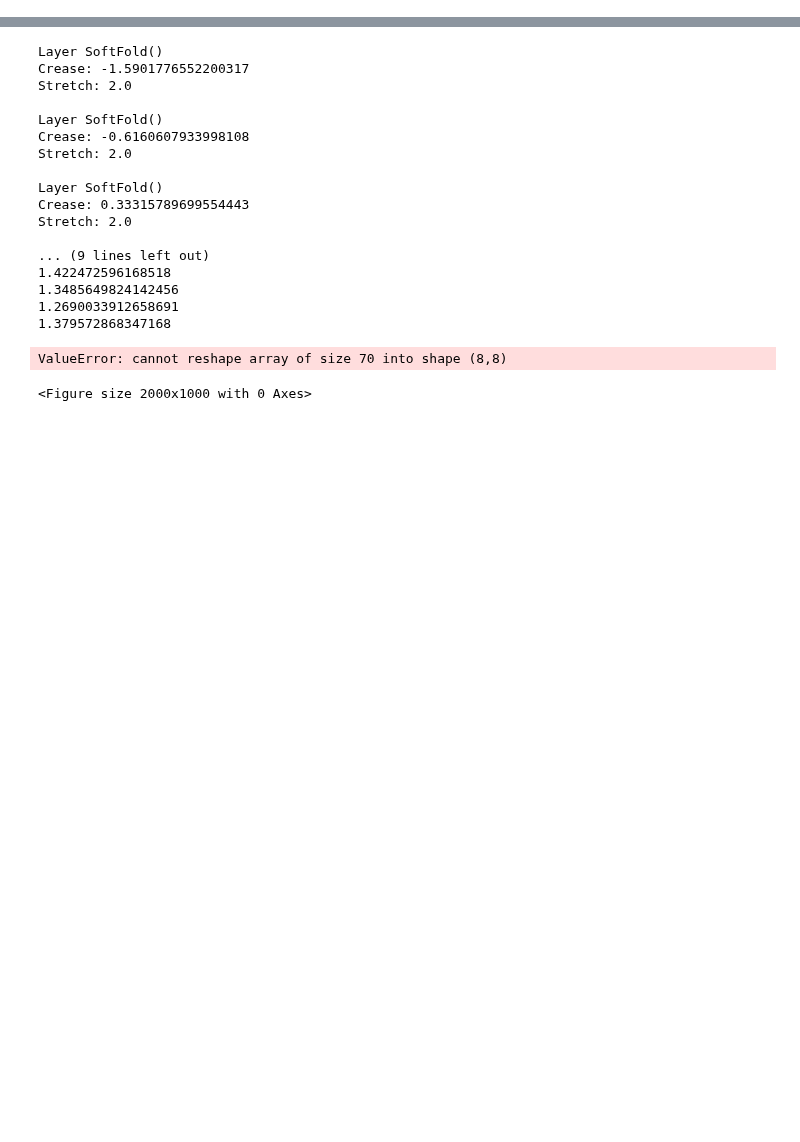
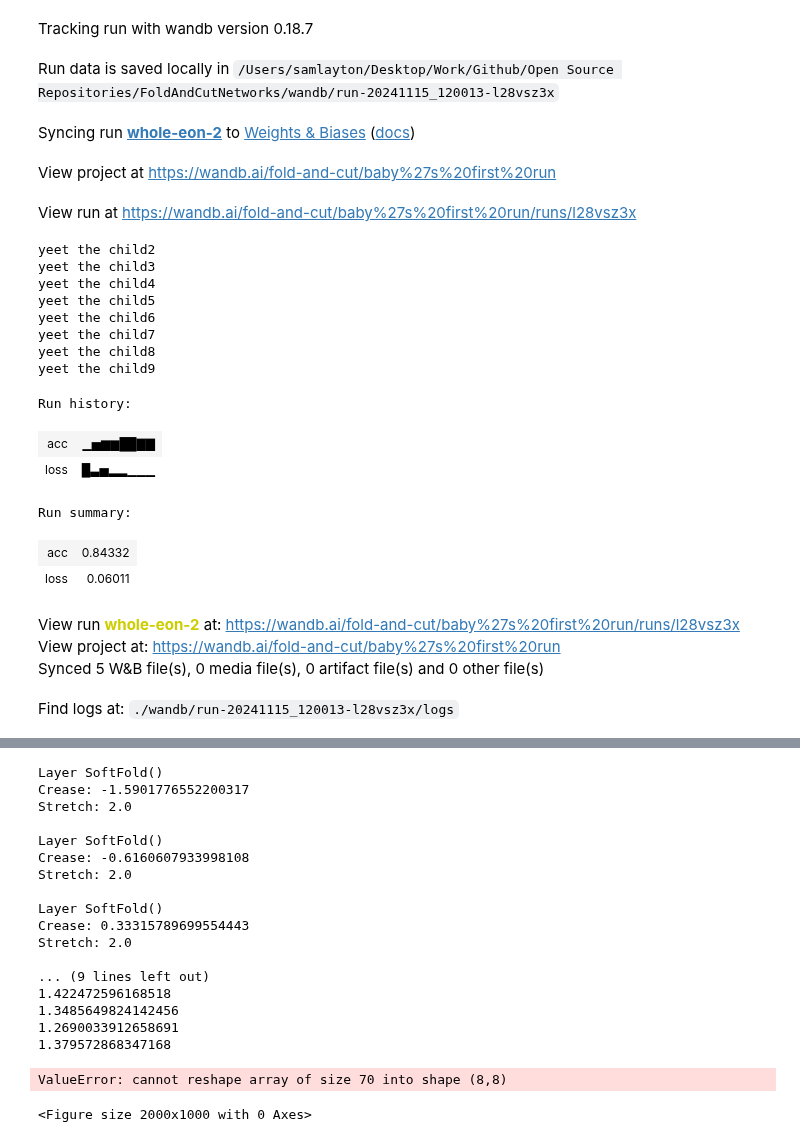
Before and after one commit to binDebug3/FoldAndCutNetworks, a Jupyter notebook: d-sam.ipynb, the cells around one changed output, grey strips where cells are left out. Cells and saved outputs as stored; diff of their text form; code cells hidden in the pictures; blank space fills up the shorter version.

```diff
--- a/d-sam.ipynb
+++ b/d-sam.ipynb
@@ -17,6 +17,61 @@ from sklearn.metrics import confusion_matrix
 import matplotlib.animation as animation
 from matplotlib.animation import FuncAnimation
 from sklearn.datasets import load_digits
+# %%
+import wandb
+import random
+
+# start a new wandb run to track this script
+wandb.init(
+    # set the wandb project where this run will be logged
+    project="baby's first run",
+
+    # track hyperparameters and run metadata
+    config={
+    "learning_rate": 0.02,
+    "architecture": "CNN",
+    "dataset": "CIFAR-100",
+    "epochs": 10,
+    }
+)
+
+# simulate training
+epochs = 10
+offset = random.random() / 5
+for epoch in range(2, epochs):
+    acc = 1 - 2 ** -epoch - random.random() / epoch - offset
+    loss = 2 ** -epoch + random.random() / epoch + offset
+
+    # log metrics to wandb
+    wandb.log({"acc": acc, "loss": loss})
+    print(f"yeet the child{epoch}")
+
+# [optional] finish the wandb run, necessary in notebooks
+wandb.finish()
+# %% [output]
+Tracking run with wandb version 0.18.7
+Run data is saved locally in /Users/samlayton/Desktop/Work/Github/Open Source Repositories/FoldAndCutNetworks/wandb/run-20241115_120013-l28vsz3x
+Syncing run whole-eon-2 to Weights & Biases (docs)
+View project at https://wandb.ai/fold-and-cut/baby%27s%20first%20run
+View run at https://wandb.ai/fold-and-cut/baby%27s%20first%20run/runs/l28vsz3x
+yeet the child2
+yeet the child3
+yeet the child4
+yeet the child5
+yeet the child6
+yeet the child7
+yeet the child8
+yeet the child9
+Run history:
+| acc | ▁▅▆▆██▇▇ |
+| loss | █▃▅▂▂▁▁▁ |
+Run summary:
+| acc | 0.84332 |
+| loss | 0.06011 |
+View run whole-eon-2 at: https://wandb.ai/fold-and-cut/baby%27s%20first%20run/runs/l28vsz3x
+View project at: https://wandb.ai/fold-and-cut/baby%27s%20first%20run
+Synced 5 W&B file(s), 0 media file(s), 0 artifact file(s) and 0 other file(s)
+Find logs at: ./wandb/run-20241115_120013-l28vsz3x/logs
 # %%
 # import small digits dataset
 digits = load_digits()
```
Also changed, not shown: parts of 3 cells of this notebook, 28 other files.
